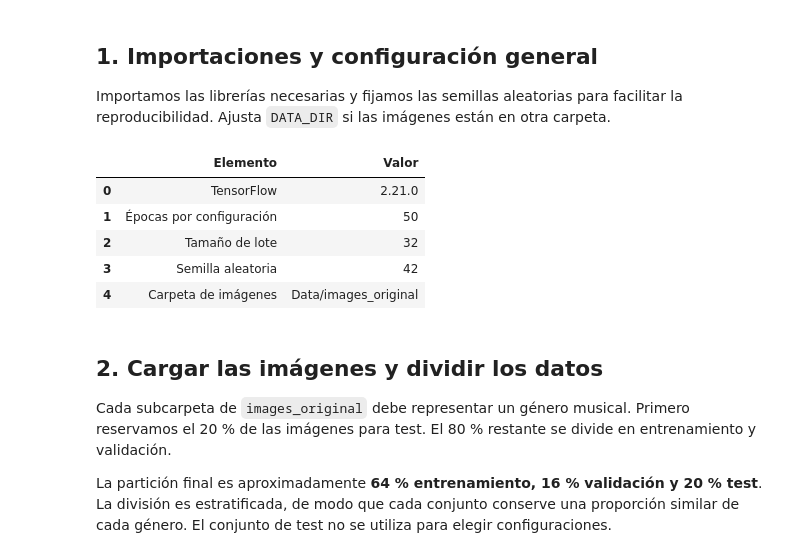
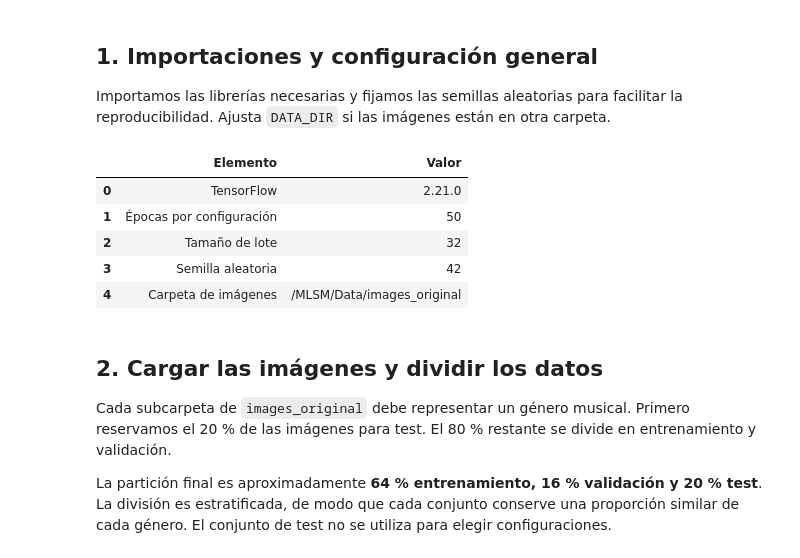
Before and after one commit to lgonperez3-glitch/MLSM-labs, a Jupyter notebook: Lab2/lab2_task1_colab.ipynb, the cells around one changed output. Cells and saved outputs as stored; diff of their text form; code cells hidden in the pictures.

```diff
--- a/Lab2/lab2_task1_colab.ipynb
+++ b/Lab2/lab2_task1_colab.ipynb
@@ -34,35 +34,35 @@ import pandas as pd
 import matplotlib.pyplot as plt
 import tensorflow as tf
 
 from IPython.display import display
 from sklearn.model_selection import train_test_split
 from sklearn.metrics import classification_report, confusion_matrix, ConfusionMatrixDisplay
 
 # Semillas aleatorias para facilitar la reproducibilidad.
 SEED = 42
 random.seed(SEED)
 np.random.seed(SEED)
 tf.keras.utils.set_random_seed(SEED)
 
-DATA_DIR = "Data/images_original"
+DATA_DIR = "/MLSM/Data/images_original"
 BATCH_SIZE = 32
 MAX_EPOCHS = 50
 
 # Mostrar la configuración general como tabla, sin prints sueltos.
 display(pd.DataFrame([
     {"Elemento": "TensorFlow", "Valor": tf.__version__},
     {"Elemento": "Épocas por configuración", "Valor": MAX_EPOCHS},
     {"Elemento": "Tamaño de lote", "Valor": BATCH_SIZE},
     {"Elemento": "Semilla aleatoria", "Valor": SEED},
     {"Elemento": "Carpeta de imágenes", "Valor": DATA_DIR},
 ]))
 # %% [output]
 |  | Elemento | Valor |
 | 0 | TensorFlow | 2.21.0 |
 | 1 | Épocas por configuración | 50 |
 | 2 | Tamaño de lote | 32 |
 | 3 | Semilla aleatoria | 42 |
-| 4 | Carpeta de imágenes | Data/images_original |
+| 4 | Carpeta de imágenes | /MLSM/Data/images_original |
 # %% [markdown]
 ## 2. Cargar las imágenes y dividir los datos
 
```
Also changed, not shown: parts of 7 cells of this notebook.
